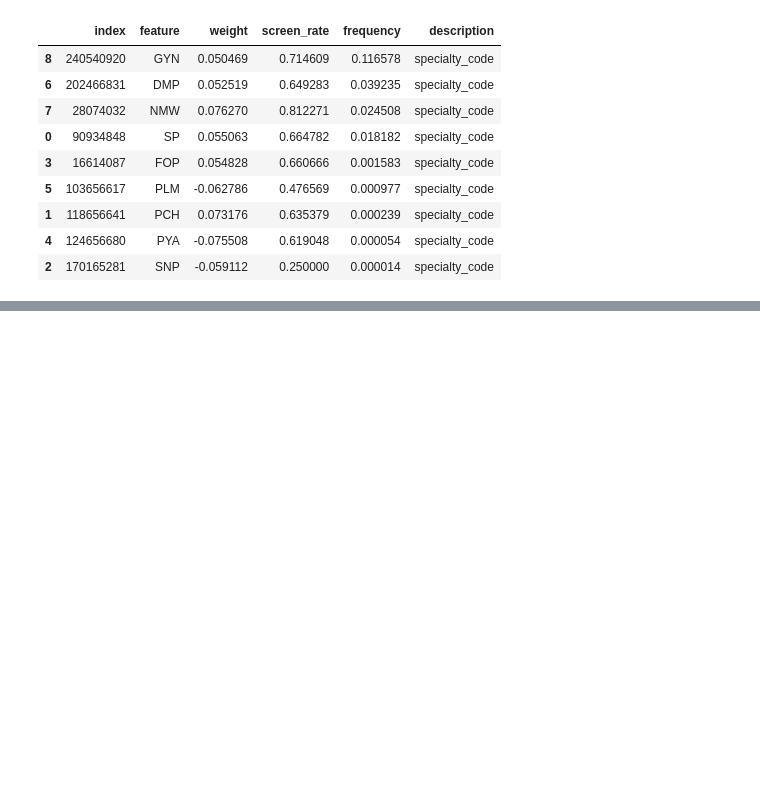
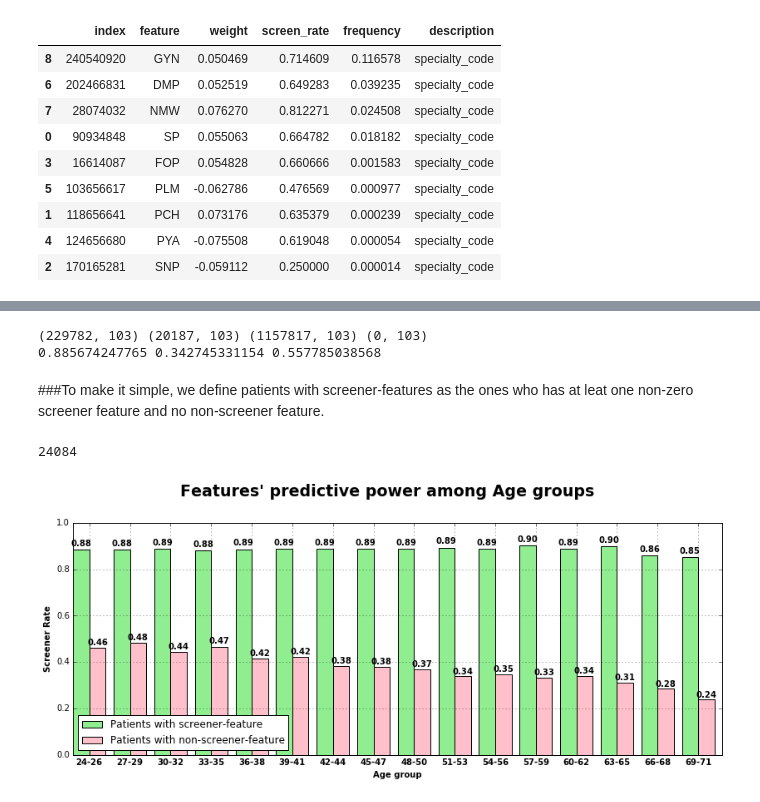
Before and after one commit to xuerchen/genentech-insight, a Jupyter notebook: insight/insight.ipynb, the cells around one changed output, grey strips where cells are left out. Saved outputs shown, nothing was run; the diff lists cells and outputs as text; code cells hidden in the pictures; blank space fills up the shorter version.

```diff
--- a/insight/insight.ipynb
+++ b/insight/insight.ipynb
@@ -656,0 +581,52 @@ physicains
+# %%
+screener_features=nonleak[mask1]['feature'].values
+nonscreener_features=nonleak[mask2]['feature'].values
+# %%
+mask1=(train[screener_features].mean(axis=1)>0) & (train[nonscreener_features].mean(axis=1)==0)
+mask2=train[nonscreener_features].mean(axis=1)>0 & (train[screener_features].mean(axis=1)==0)
+print train[mask1].shape,train[mask2].shape,train.shape,train[mask1 & mask2].shape
+print train[mask1]['is_screener'].mean(),train[mask2]['is_screener'].mean(),train['is_screener'].mean()
+# %% [output]
+(229782, 103) (20187, 103) (1157817, 103) (0, 103)
+0.885674247765 0.342745331154 0.557785038568
+# %% [markdown]
+###To make it simple, we define patients with screener-features as the ones who has at leat one non-zero screener feature and no non-screener feature.
+# %%
+train=train[['patient_age_group',
+       'patient_gender', 'patient_state', 'ethinicity', 'household_income',
+       'education_level','is_screener']]
+gc.collect()
+# %% [output]
+24084
+# %%
+screen,nonscreen=[],[]
+sr1,sr2=[],[]
+for i in sorted(train.patient_age_group.unique()):
+    screen.append(train[mask1 & (train.patient_age_group==i)].shape[0])
+    nonscreen.append(train[mask2 & (train.patient_age_group==i)].shape[0])
+    sr1.append(train[mask1 & (train.patient_age_group==i)]['is_screener'].mean())
+    sr2.append(train[mask2 & (train.patient_age_group==i)]['is_screener'].mean())
+# %%
+fig = plt.figure(figsize=(14,5))
+fig.suptitle('Features\' predictive power vs Age groups',fontweight='bold',fontsize=19, y=1.03)
+ind=np.arange(len(screen))
+ax = fig.add_subplot(111)
+rects1 = ax.bar(ind, sr1 , width,  color='lightgreen')#color='r')
+rects2 = ax.bar(ind+width, sr2, width,  color='pink')
+ax.set_ylabel('Screener Rate',fontweight='bold')
+ax.set_xlabel('Age group',fontweight='bold')
+ax.set_xticks(ind+width)
+ax.set_xticklabels(sorted(train.patient_age_group.unique()),fontweight='bold')
+plt.grid()
+ax.legend((rects1[0], rects2[0]), ('Patients with screener-feature', 'Patients with non-screener-feature'),loc='lower left')
+def autolabel(rects,scores):
+    for rect,score in zip(rects,scores):
+        height = rect.get_height()
+        ax.text(rect.get_x() + rect.get_width()/2., 1.01*height,
+                '%.2f' % height,
+                ha='center', va='bottom',fontweight='bold')
+autolabel(rects1,sr1)
+autolabel(rects2,sr2)
+plt.show()
+# %% [output]
+[figure, added]
```
Also changed, not shown: parts of 40 cells of this notebook.
